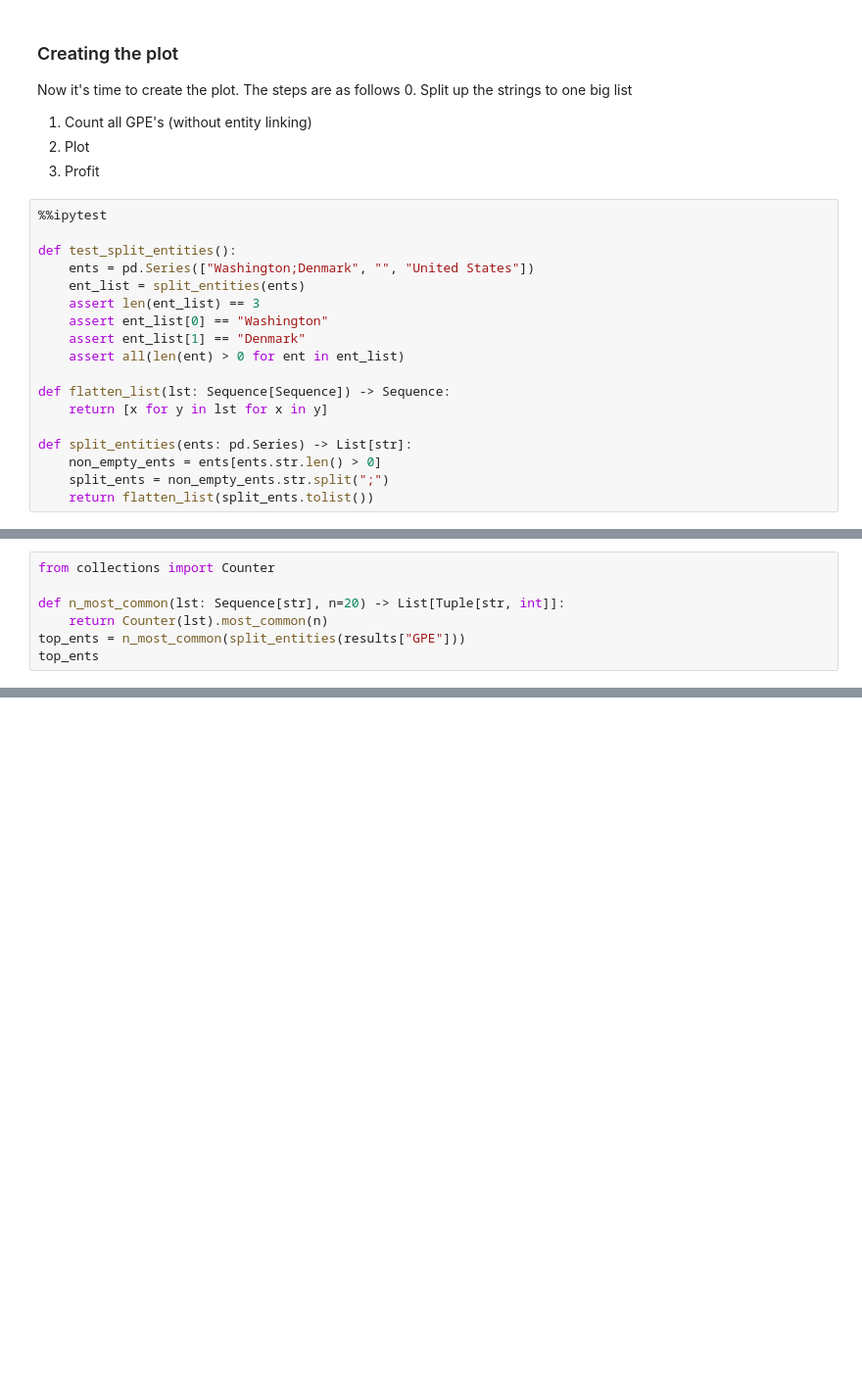
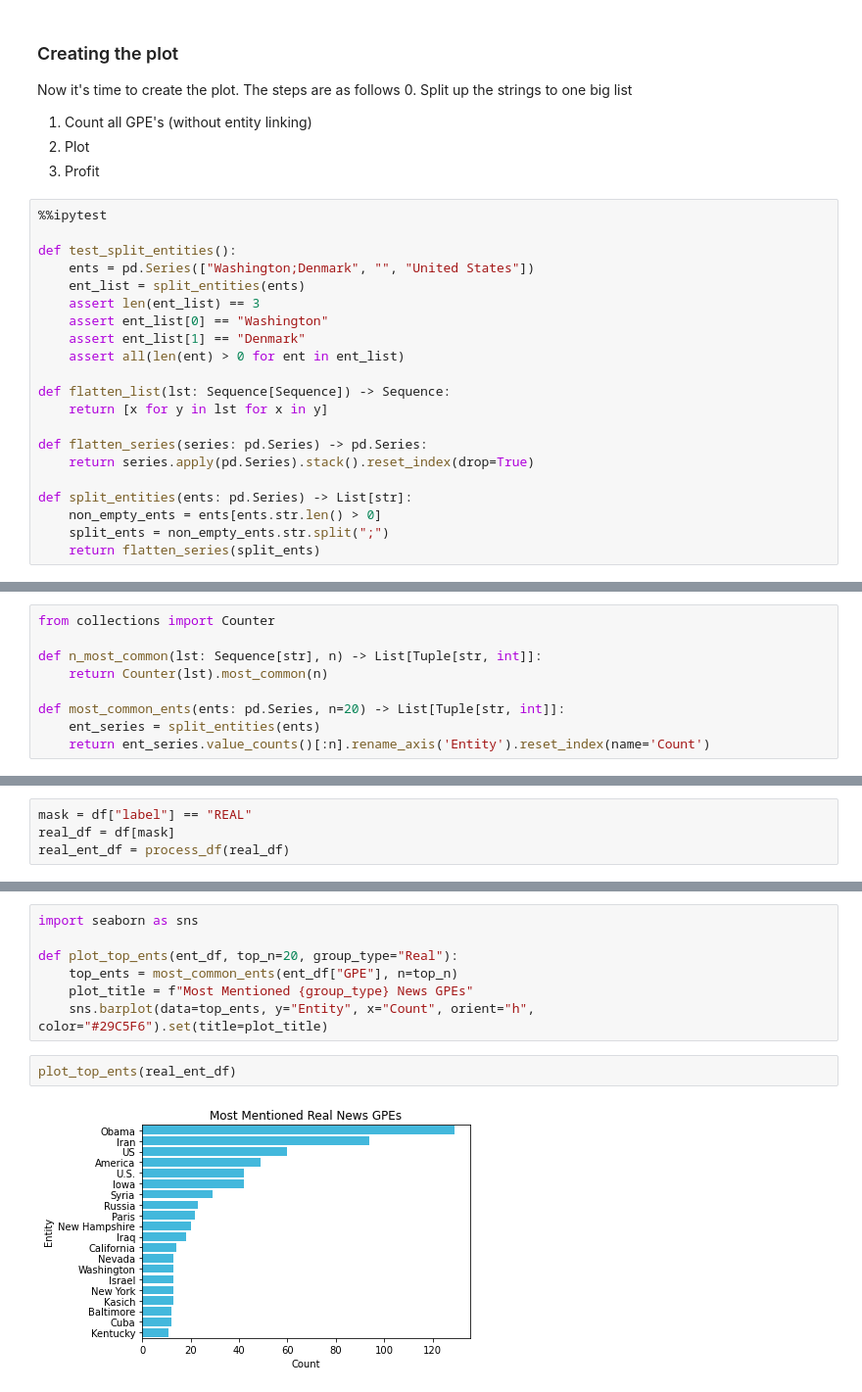
Before and after one commit to Rysias/cds-assignments, a Jupyter notebook: language-a2/experiments.ipynb, the cells around one changed output, grey strips where cells are left out. Shown at 98% size. Saved outputs shown, nothing was run; the diff lists cells and outputs as text; blank space fills up the shorter version.

Commit message:
solve plots and all that jazz

```diff
--- a/language-a2/experiments.ipynb
+++ b/language-a2/experiments.ipynb
@@ -114,9 +111,12 @@ def test_split_entities():
 def flatten_list(lst: Sequence[Sequence]) -> Sequence:
     return [x for y in lst for x in y]
 
+def flatten_series(series: pd.Series) -> pd.Series:
+    return series.apply(pd.Series).stack().reset_index(drop=True)
+
 def split_entities(ents: pd.Series) -> List[str]:
     non_empty_ents = ents[ents.str.len() > 0]
     split_ents = non_empty_ents.str.split(";")
-    return flatten_list(split_ents.tolist())
+    return flatten_series(split_ents)
 # %% [output]
 .                                                                                            [100%]
@@ -124,7 +124,9 @@ def split_entities(ents: pd.Series) -> List[str]:
 # %%
 from collections import Counter
 
-def n_most_common(lst: Sequence[str], n=20) -> List[Tuple[str, int]]:
+def n_most_common(lst: Sequence[str], n) -> List[Tuple[str, int]]:
     return Counter(lst).most_common(n)
-top_ents = n_most_common(split_entities(results["GPE"]))
-top_ents
+
+def most_common_ents(ents: pd.Series, n=20) -> List[Tuple[str, int]]:
+    ent_series = split_entities(ents)
+    return ent_series.value_counts()[:n].rename_axis('Entity').reset_index(name='Count')
@@ -151,0 +133,4 @@ top_ents
+# %%
+mask = df["label"] == "REAL"
+real_df = df[mask]
+real_ent_df = process_df(real_df)
@@ -151,0 +141,11 @@ top_ents
+# %%
+import seaborn as sns
+
+def plot_top_ents(ent_df, top_n=20, group_type="Real"):
+    top_ents = most_common_ents(ent_df["GPE"], n=top_n)
+    plot_title = f"Most Mentioned {group_type} News GPEs"
+    sns.barplot(data=top_ents, y="Entity", x="Count", orient="h", color="#29C5F6").set(title=plot_title)
+# %%
+plot_top_ents(real_ent_df)
+# %% [output]
+[figure, added]
```
Also changed, not shown: parts of 12 cells of this notebook.
